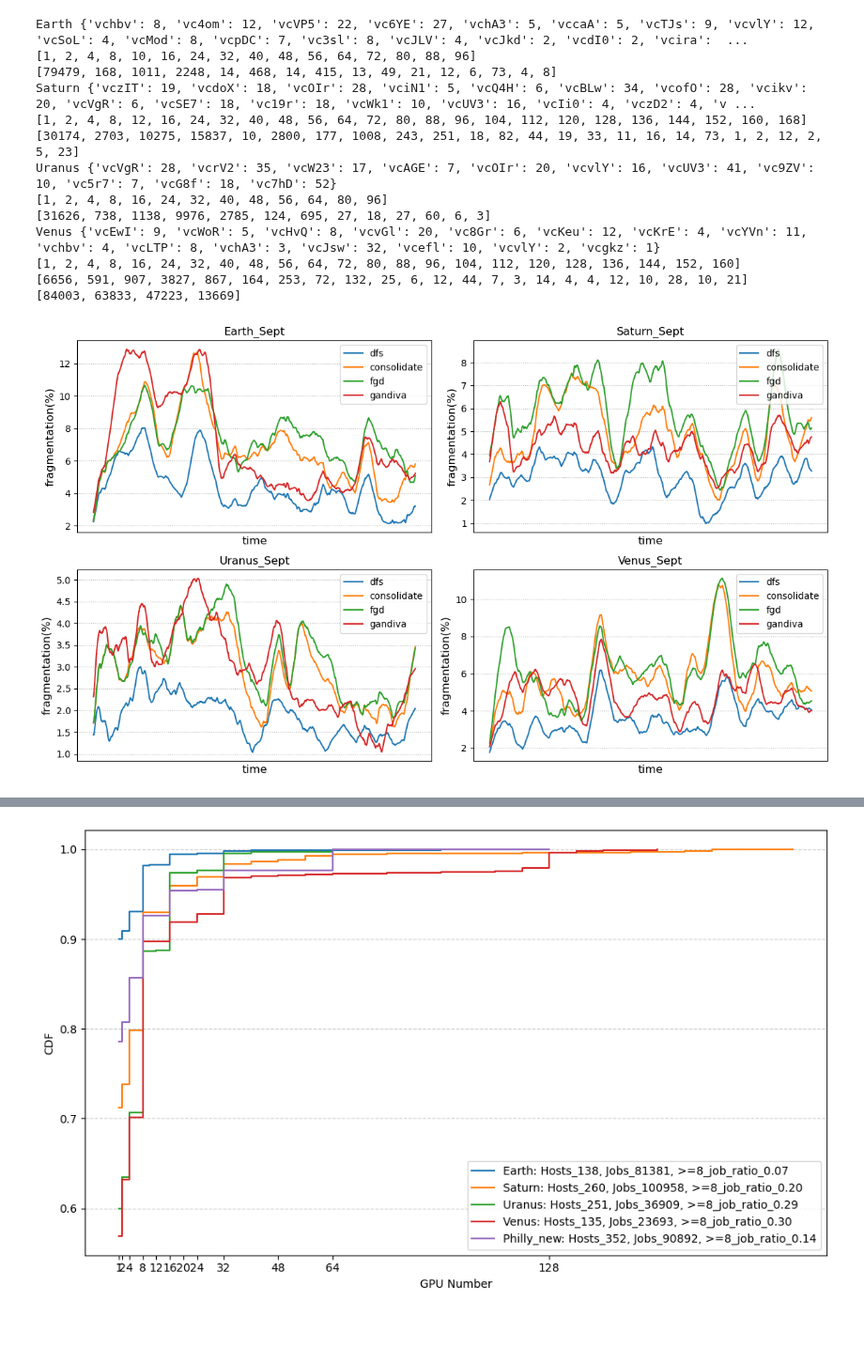
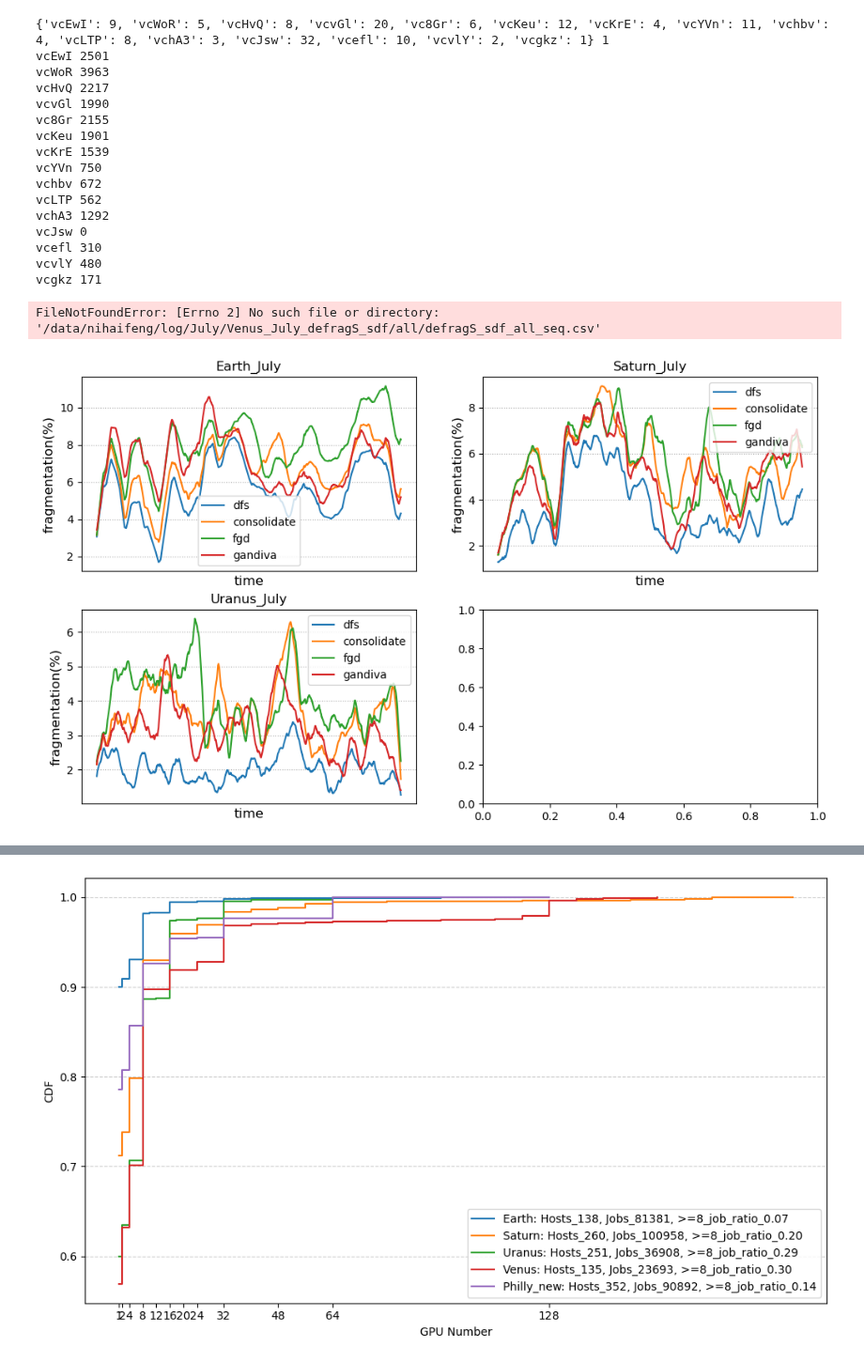
Before and after one commit to CUG-nhf/simulator, a Jupyter notebook: plot/Helios_plot.ipynb, the cells around one changed output, grey strips where cells are left out. Shown at 94% size. Drawn from its saved outputs; the diff is of its cells as text; code cells hidden in the pictures; blank space fills up the shorter version.

```diff
--- a/plot/Helios_plot.ipynb
+++ b/plot/Helios_plot.ipynb
@@ -6,72 +6,71 @@ import sys
 sys.path.append('/data/nihaifeng/code/HeliosArtifact/simulator')
 import utils
 # %%
-experiments = ['Earth', 'Saturn', 'Uranus', 'Venus']
-jobs = []
+experiments = ['Venus', 'Earth', 'Saturn', 'Uranus']
 for ept in experiments:
 	trace_dir = f'/data/nihaifeng/code/HeliosArtifact/simulator/data/{ept}'
 	vc_dict = pd.read_pickle(trace_dir+'/vc_dict_homo.pkl')
-	trace_range = ('2020-06-01 00:00:00', '2020-06-30 23:59:00')
-	# trace_range = ('2020-07-01 00:00:00', '2020-07-31 23:59:00')
+
+	# trace_range = ('2020-06-01 00:00:00', '2020-06-30 23:59:00')
+	trace_range = ('2020-07-01 00:00:00', '2020-07-31 23:59:00')
 	# trace_range = ('2020-09-01 00:00:00', '2020-09-26 23:59:00')
 	trace_df, _ = utils.trace_process(trace_dir, trace_range, vc_dict)
-	gpu_num_type = trace_df['gpu_num'].unique()
-	gpu_num_type = sorted(gpu_num_type)
-	y = [len(trace_df[trace_df['gpu_num'] == x]) for x in gpu_num_type]
-	print(ept, vc_dict)
-	print(gpu_num_type)
-	print(y)
-print(jobs)
+
+	break
 # %% [output]
-Earth {'vchbv': 8, 'vc4om': 12, 'vcVP5': 22, 'vc6YE': 27, 'vchA3': 5, 'vccaA': 5, 'vcTJs': 9, 'vcvlY': 12, 'vcSoL': 4, 'vcMod': 8, 'vcpDC': 7, 'vc3sl': 8, 'vcJLV': 4, 'vcJkd': 2, 'vcdI0': 2, 'vcira':  ...
-[1, 2, 4, 8, 10, 16, 24, 32, 40, 48, 56, 64, 72, 80, 88, 96]
-[79479, 168, 1011, 2248, 14, 468, 14, 415, 13, 49, 21, 12, 6, 73, 4, 8]
-Saturn {'vczIT': 19, 'vcdoX': 18, 'vcOIr': 28, 'vciN1': 5, 'vcQ4H': 6, 'vcBLw': 34, 'vcofO': 28, 'vcikv': 20, 'vcVgR': 6, 'vcSE7': 18, 'vc19r': 18, 'vcWk1': 10, 'vcUV3': 16, 'vcIi0': 4, 'vczD2': 4, 'v ...
-[1, 2, 4, 8, 12, 16, 24, 32, 40, 48, 56, 64, 72, 80, 88, 96, 104, 112, 120, 128, 136, 144, 152, 160, 168]
-[30174, 2703, 10275, 15837, 10, 2800, 177, 1008, 243, 251, 18, 82, 44, 19, 33, 11, 16, 14, 73, 1, 2, 12, 2, 5, 23]
-Uranus {'vcVgR': 28, 'vcrV2': 35, 'vcW23': 17, 'vcAGE': 7, 'vcOIr': 20, 'vcvlY': 16, 'vcUV3': 41, 'vc9ZV': 10, 'vc5r7': 7, 'vcG8f': 18, 'vc7hD': 52}
-[1, 2, 4, 8, 16, 24, 32, 40, 48, 56, 64, 80, 96]
-[31626, 738, 1138, 9976, 2785, 124, 695, 27, 18, 27, 60, 6, 3]
-Venus {'vcEwI': 9, 'vcWoR': 5, 'vcHvQ': 8, 'vcvGl': 20, 'vc8Gr': 6, 'vcKeu': 12, 'vcKrE': 4, 'vcYVn': 11, 'vchbv': 4, 'vcLTP': 8, 'vchA3': 3, 'vcJsw': 32, 'vcefl': 10, 'vcvlY': 2, 'vcgkz': 1}
-[1, 2, 4, 8, 16, 24, 32, 40, 48, 56, 64, 72, 80, 88, 96, 104, 112, 120, 128, 136, 144, 152, 160]
-[6656, 591, 907, 3827, 867, 164, 253, 72, 132, 25, 6, 12, 44, 7, 3, 14, 4, 4, 12, 10, 28, 10, 21]
-[84003, 63833, 47223, 13669]
+{'vcEwI': 9, 'vcWoR': 5, 'vcHvQ': 8, 'vcvGl': 20, 'vc8Gr': 6, 'vcKeu': 12, 'vcKrE': 4, 'vcYVn': 11, 'vchbv': 4, 'vcLTP': 8, 'vchA3': 3, 'vcJsw': 32, 'vcefl': 10, 'vcvlY': 2, 'vcgkz': 1} 1
+vcEwI 2501
+vcWoR 3963
+vcHvQ 2217
+vcvGl 1990
+vc8Gr 2155
+vcKeu 1901
+vcKrE 1539
+vcYVn 750
+vchbv 672
+vcLTP 562
+vchA3 1292
+vcJsw 0
+vcefl 310
+vcvlY 480
+vcgkz 171
 # %%
 # schedulers = ["defragS_fifo","fifo_consolidate", "fifo_FGD", "gandiva_fifo"]
 # labels = ["dfs-fifo", "consolidate-fifo", "fgd-fifo", "gandiva-fifo"]
 
 schedulers = ["defragS_sdf", "sjf_consolidate", "sjf_FGD", "gandiva_sjf"]
 labels = ["dfs", "consolidate", "fgd", "gandiva"]
 
-log_dir = "/data/nihaifeng/log/test"
+month = 'July' # June July Sept
+experiments = ['Earth', 'Saturn', 'Uranus', 'Venus']
+
+log_dir = f"/data/nihaifeng/log/{month}"
 window_size = 60 * 24 * 1
-
-month = 'Sept'
-experiments = ['Earth', 'Saturn', 'Uranus', 'Venus']
 
 FIG_SIZE=(12, 7)
 fig, axes = plt.subplots(2, 2, figsize=FIG_SIZE)  # 创建 2x2 的子图网格
 axes = axes.flatten()  # 将 2D 数组展开成 1D，方便索引
 
 for idx, ept in enumerate(experiments):
 	ax = axes[idx]  # 获取对应的子图
 	for i, scheduler in enumerate(schedulers):
 		df = pd.read_csv(log_dir + f'/{ept}_{month}_{scheduler}/all/{scheduler}_all_seq.csv')
 		y = df['fragmentation_ration'] * 100
 		ax.plot(df['time'], y.rolling(window=window_size).mean(), label=labels[i])
 
 	ax.set_xlabel('time', fontsize=12)
 	ax.set_title(f'{ept}_{month}', fontsize=12)
 	ax.set_xticks([])  # 隐藏 x 轴刻度
 	ax.set_ylabel('fragmentation(%)', fontsize=12)
 	ax.legend(loc='best', fontsize=10)
 	ax.grid(linestyle=':')
 
 # 调整子图间距
 plt.tight_layout()
 plt.show()
 # %% [output]
+FileNotFoundError: [Errno 2] No such file or directory: '/data/nihaifeng/log/July/Venus_July_defragS_sdf/all/defragS_sdf_all_seq.csv'
-[figure, old version]
+[figure, new version]
 # %%
 fig, axes = plt.subplots(2, 2, figsize=FIG_SIZE)  # 创建 2x2 的子图网格
 axes = axes.flatten()  # 将 2D 数组展开成 1D，方便索引
```
Also changed, not shown: parts of 2 cells of this notebook, 2 other files.
